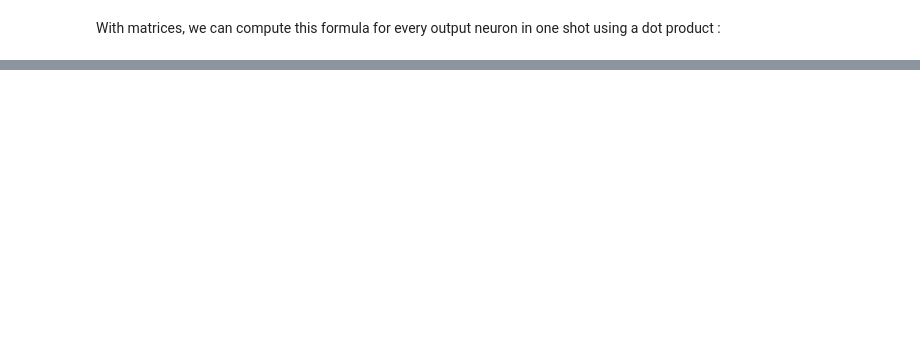
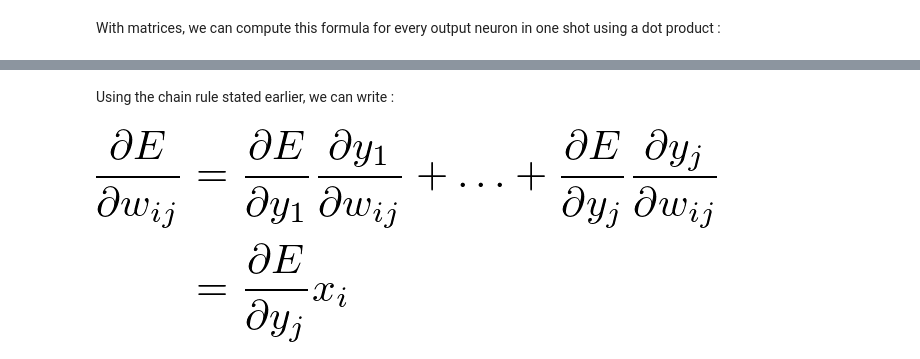
Before and after one commit to rsouza/NeuralNetworks_Course, a Jupyter notebook: Notebooks/ML/Neural_Networks_Intro_Part4.ipynb, the cells around one changed output, grey strips where cells are left out. Cells and saved outputs as stored; diff of their text form; code cells hidden in the pictures; blank space fills up the shorter version.

```diff
--- a/Notebooks/ML/Neural_Networks_Intro_Part4.ipynb
+++ b/Notebooks/ML/Neural_Networks_Intro_Part4.ipynb
@@ -129,0 +159,6 @@ With matrices, we can compute this formula for every output neuron in one shot u
+# %% [markdown]
+Using the chain rule stated earlier, we can write :
+# %%
+Image(filename='./Images/14nn.png')
+# %% [output]
+[figure, added]
```
Also changed, not shown: parts of 46 cells of this notebook, 17 other files.
